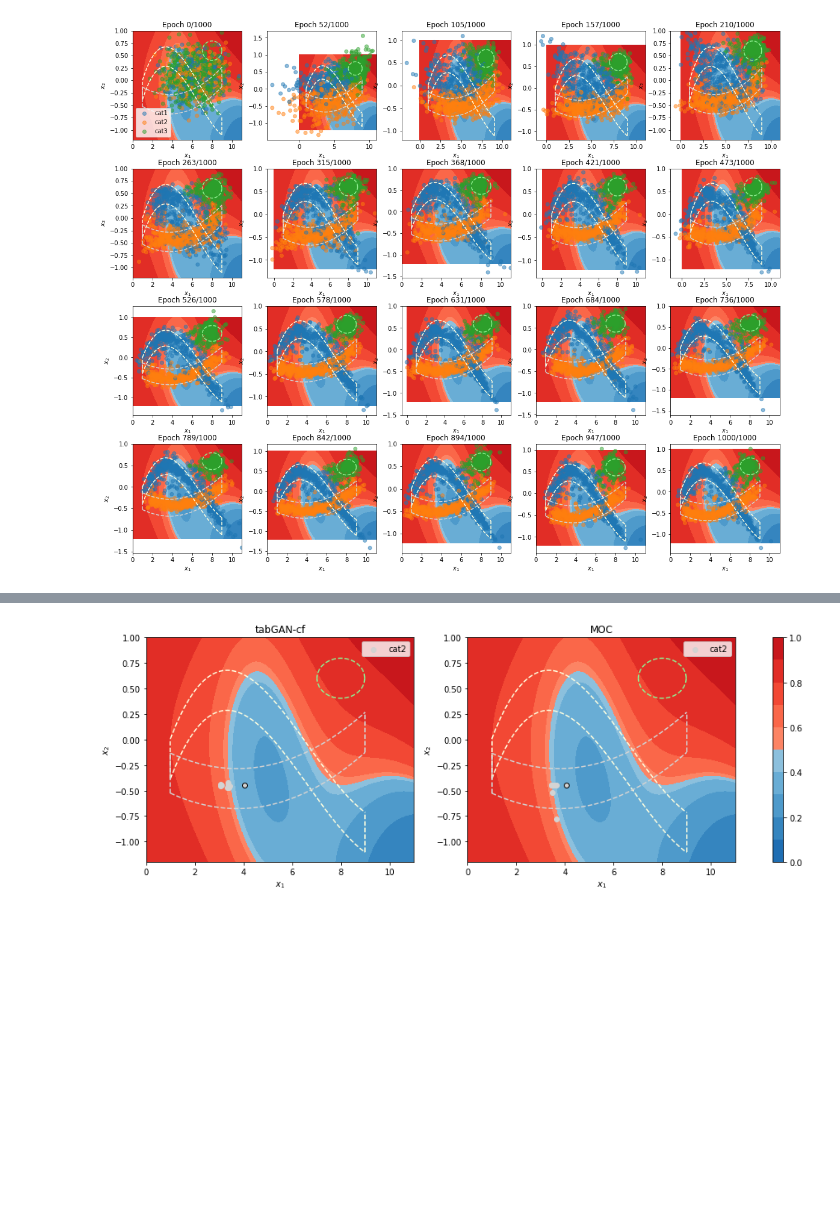
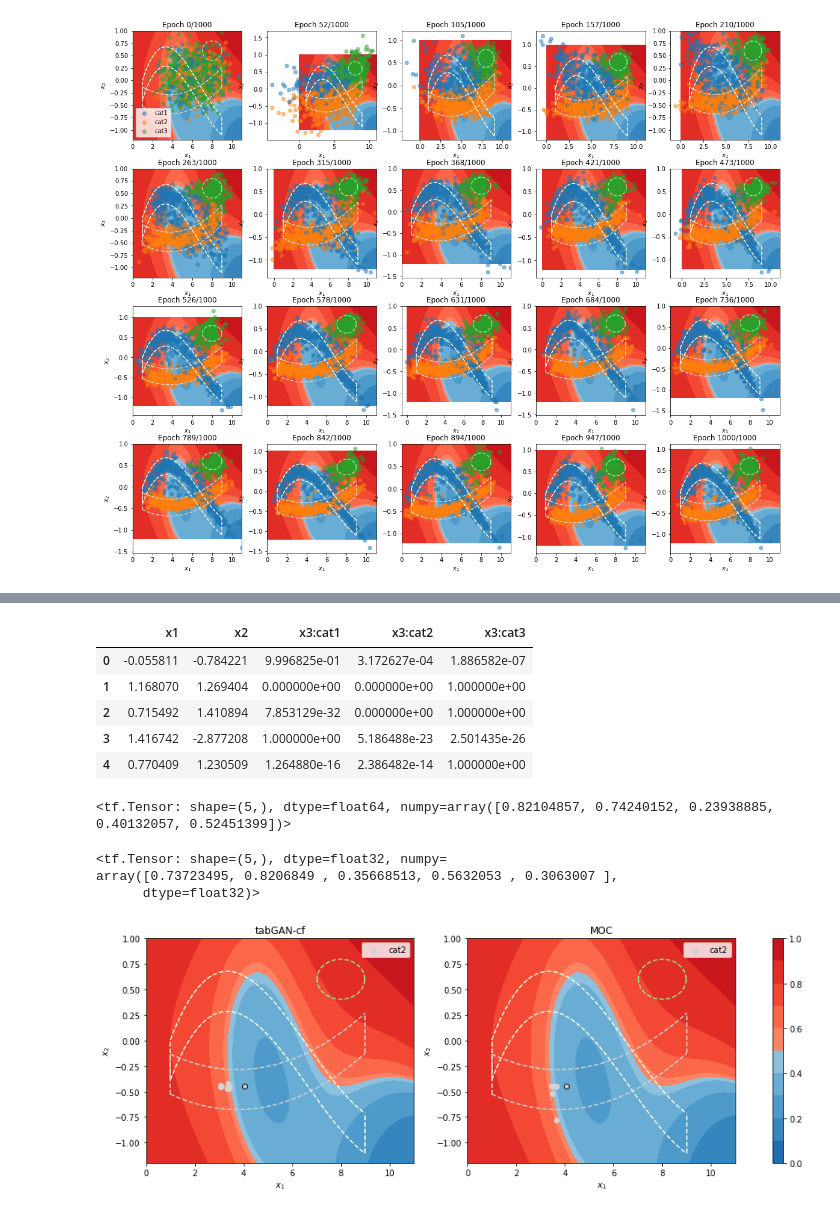
Before and after one commit to ArneRustad/Master-thesis-cf, a Jupyter notebook: scripts/compare_counterfactuals_on_adult_dataset.ipynb, the cells around one changed output, grey strips where cells are left out. Cells and saved outputs as stored; diff of their text form; code cells hidden in the pictures; blank space fills up the shorter version.

```diff
--- a/scripts/compare_counterfactuals_on_adult_dataset.ipynb
+++ b/scripts/compare_counterfactuals_on_adult_dataset.ipynb
@@ -172,0 +271,23 @@ tgcf_mc.train(n_epochs = 1000, batch_size = 500, restart_training = True, plot_l
+# %%
+queries_test = tgcf.generate_queries(5)
+observations = tgcf.inv_data_transform(*tgcf.split_transformed_data(queries_test))
+sampled_test = tgcf.sample_scaled(queries=queries_test)
+# %%
+tgcf.sample_scaled(queries=queries_test)
+# %% [output]
+|  | x1 | x2 | x3:cat1 | x3:cat2 | x3:cat3 |
+| 0 | -0.055811 | -0.784221 | 9.996825e-01 | 3.172627e-04 | 1.886582e-07 |
+| 1 | 1.168070 | 1.269404 | 0.000000e+00 | 0.000000e+00 | 1.000000e+00 |
+| 2 | 0.715492 | 1.410894 | 7.853129e-32 | 0.000000e+00 | 1.000000e+00 |
+| 3 | 1.416742 | -2.877208 | 1.000000e+00 | 5.186488e-23 | 2.501435e-26 |
+| 4 | 0.770409 | 1.230509 | 1.264880e-16 | 2.386482e-14 | 1.000000e+00 |
+# %%
+classifier(observations)
+# %% [output]
+<tf.Tensor: shape=(5,), dtype=float64, numpy=array([0.82104857, 0.74240152, 0.23938885, 0.40132057, 0.52451399])>
+# %%
+classifier(sampled_test)
+# %% [output]
+<tf.Tensor: shape=(5,), dtype=float32, numpy=
+array([0.73723495, 0.8206849 , 0.35668513, 0.5632053 , 0.3063007 ],
+      dtype=float32)>
```
Also changed, not shown: parts of 11 cells of this notebook, 11 other files.
